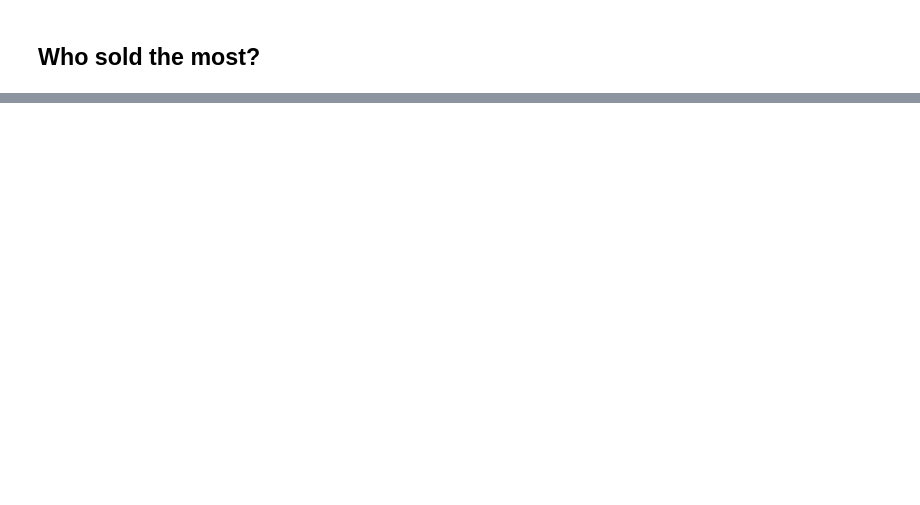
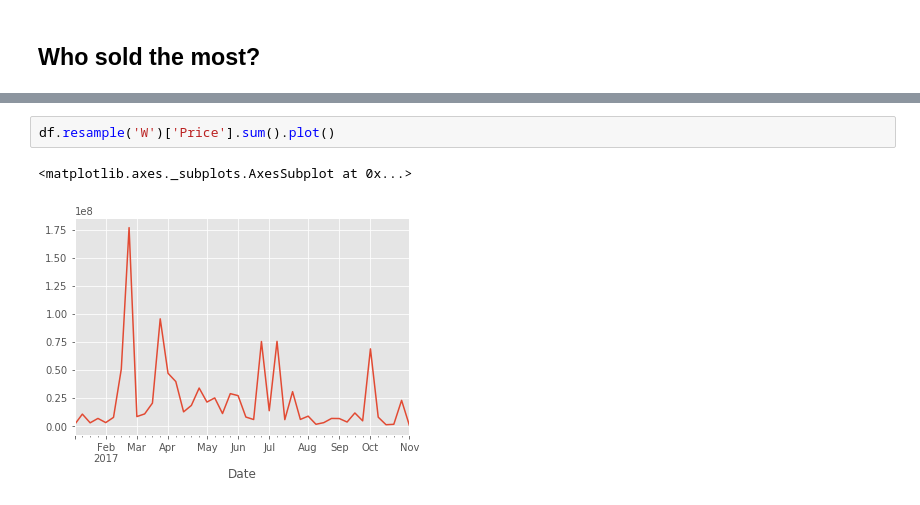
Before and after one commit to barjacks/pythonrecherche, a Jupyter notebook: 08 html, beautifulsoup, pandas intro/03 First steps with Pandas.ipynb, the cells around one changed output, grey strips where cells are left out. Saved outputs shown, nothing was run; the diff lists cells and outputs as text; blank space fills up the shorter version.

```diff
--- a/08 html, beautifulsoup, pandas intro/03 First steps with Pandas.ipynb
+++ b/08 html, beautifulsoup, pandas intro/03 First steps with Pandas.ipynb
@@ -255,0 +315,5 @@ Name: Price_m, Length: 164, dtype: float64
+# %%
+df.resample('W')['Price'].sum().plot()
+# %% [output]
+<matplotlib.axes._subplots.AxesSubplot at 0x...>
+[figure, added]
```
Also changed, not shown: parts of 45 cells of this notebook, 1 other file.
